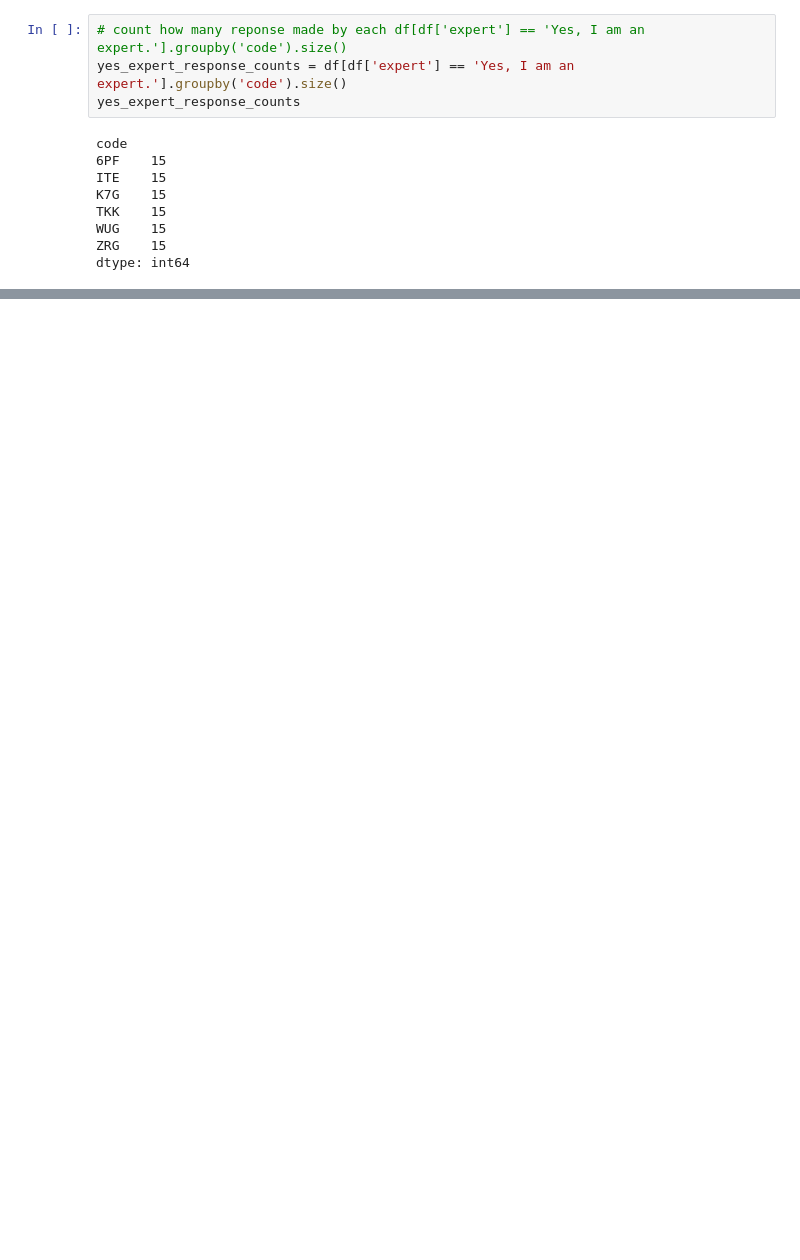
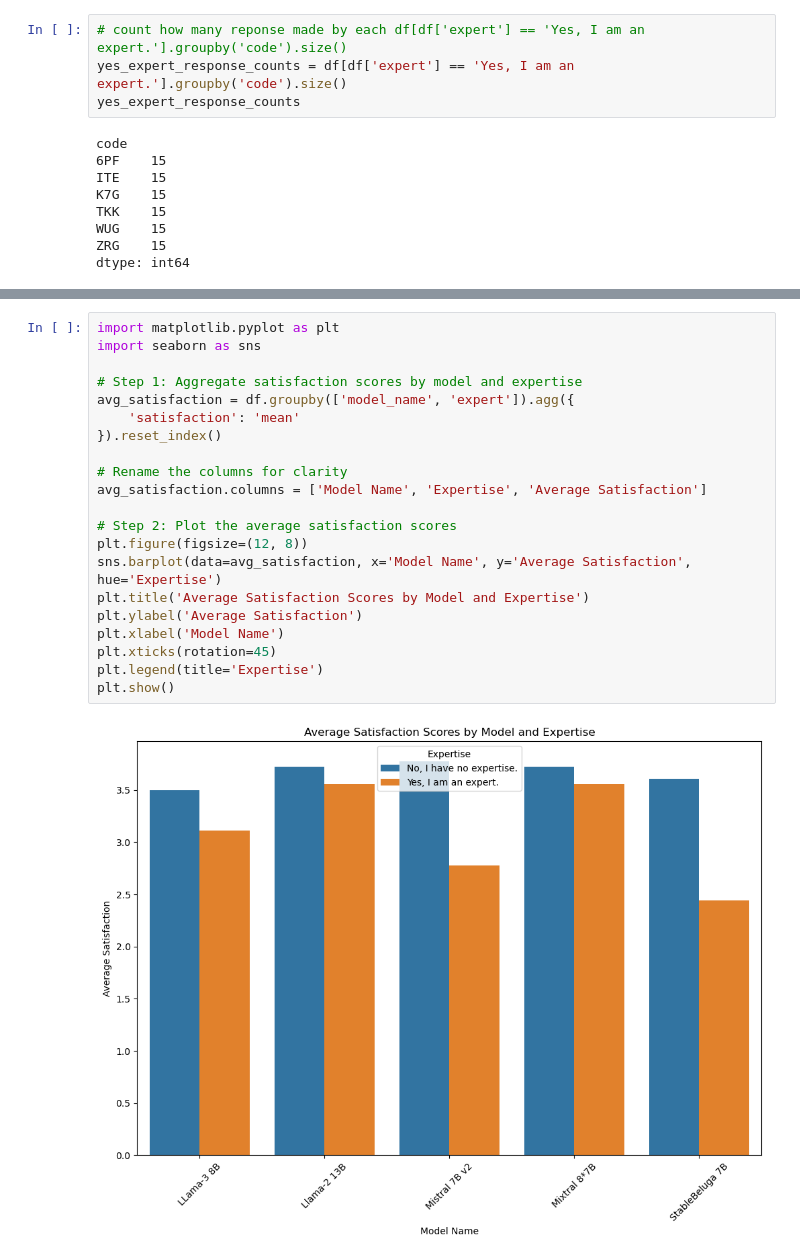
Before and after one commit to Hamxea/llm_feedback_evaluation, a Jupyter notebook: analysis/data_analysis.ipynb, the cells around one changed output, grey strips where cells are left out. Cells and saved outputs as stored; diff of their text form; blank space fills up the shorter version.

```diff
--- a/analysis/data_analysis.ipynb
+++ b/analysis/data_analysis.ipynb
@@ -290,0 +489,23 @@ plt.show()
+# %%
+import matplotlib.pyplot as plt
+import seaborn as sns
+
+# Step 1: Aggregate satisfaction scores by model and expertise
+avg_satisfaction = df.groupby(['model_name', 'expert']).agg({
+    'satisfaction': 'mean'
+}).reset_index()
+
+# Rename the columns for clarity
+avg_satisfaction.columns = ['Model Name', 'Expertise', 'Average Satisfaction']
+
+# Step 2: Plot the average satisfaction scores
+plt.figure(figsize=(12, 8))
+sns.barplot(data=avg_satisfaction, x='Model Name', y='Average Satisfaction', hue='Expertise')
+plt.title('Average Satisfaction Scores by Model and Expertise')
+plt.ylabel('Average Satisfaction')
+plt.xlabel('Model Name')
+plt.xticks(rotation=45)
+plt.legend(title='Expertise')
+plt.show()
+# %% [output]
+[figure, added]
```
Also changed, not shown: parts of 45 cells of this notebook, 8 other files.
